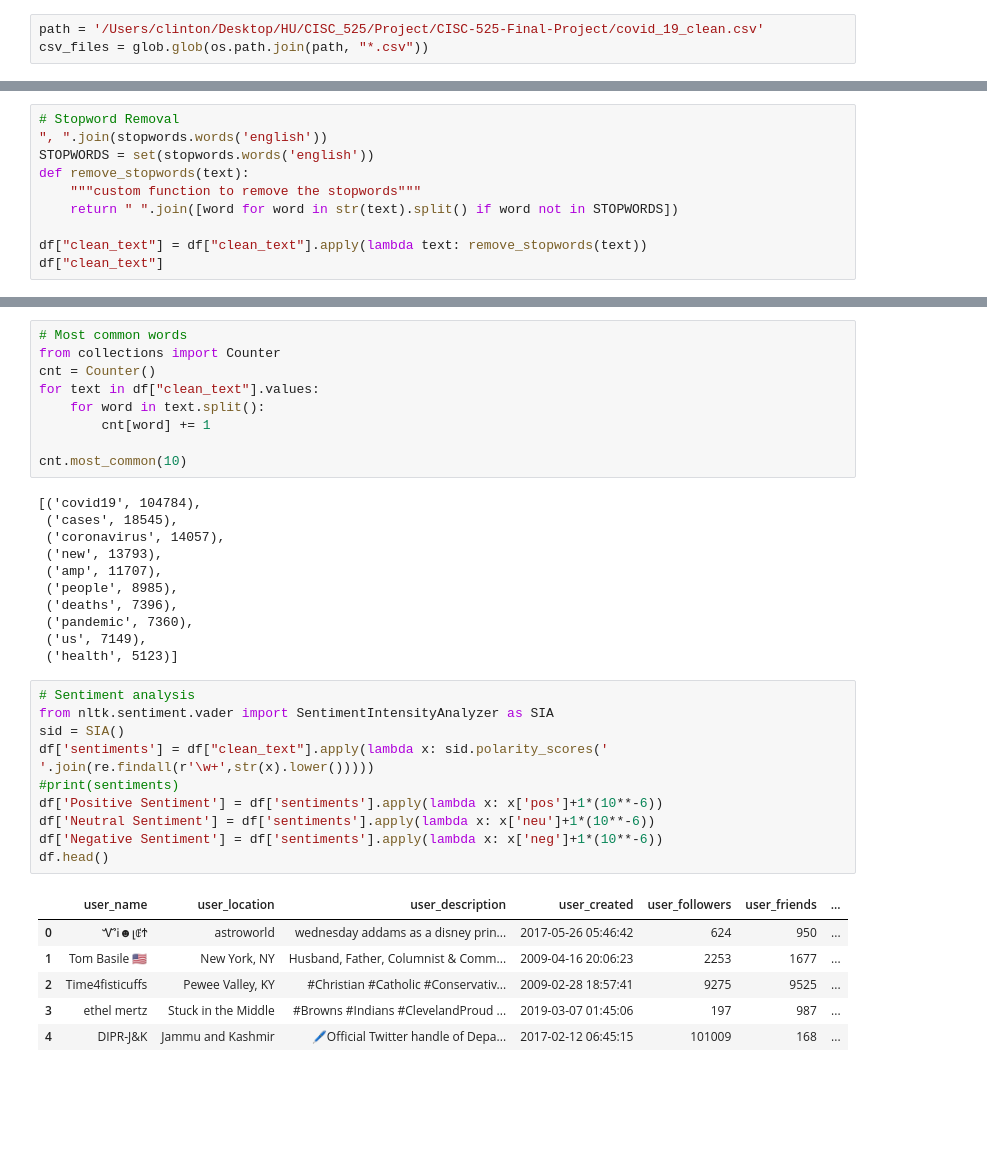
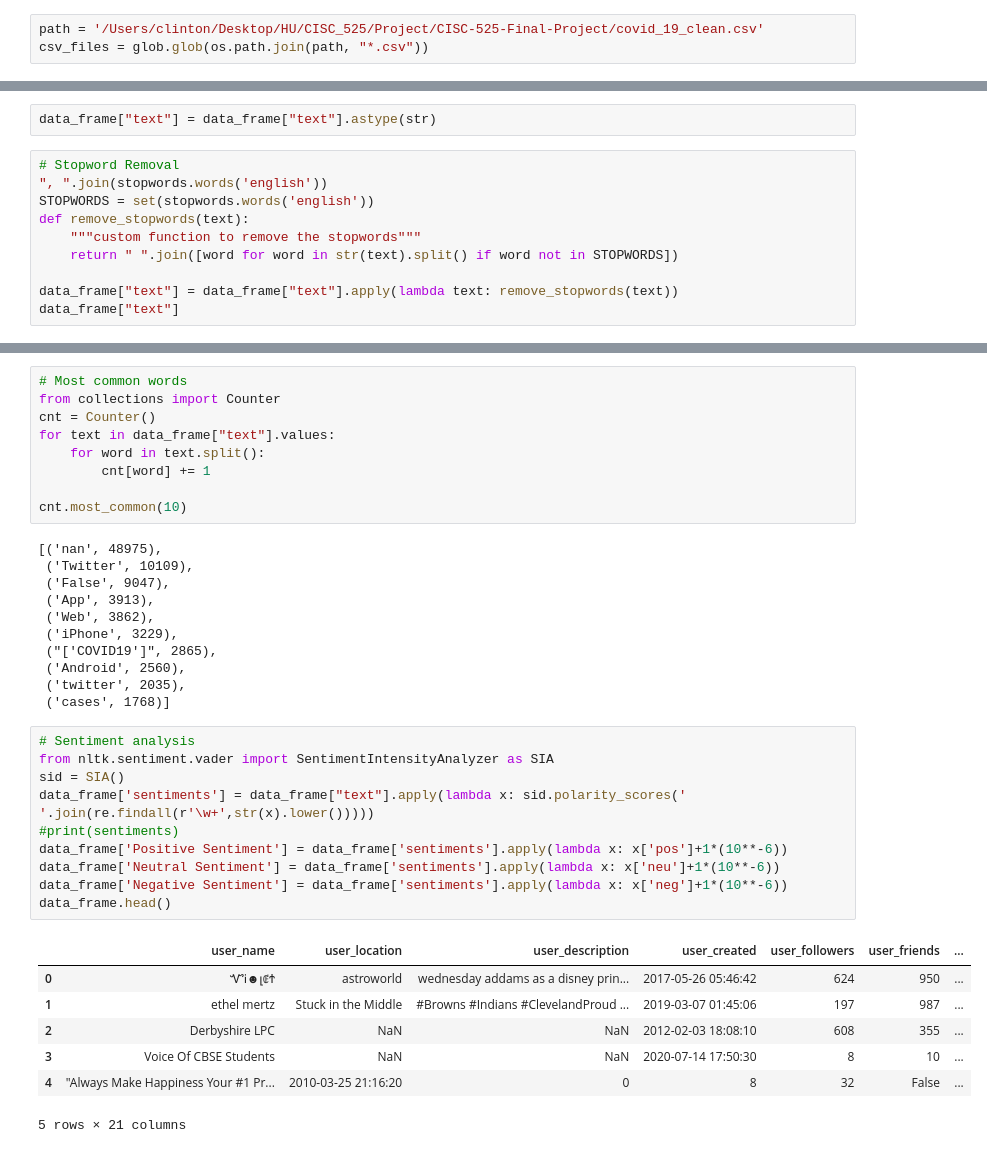
Before and after one commit to arnobchanda/CISC-525-Final-Project, a Jupyter notebook: sentiment-analysis_M2.ipynb, the cells around one changed output, grey strips where cells are left out. Drawn from its saved outputs; the diff is of its cells as text; blank space fills up the shorter version.

```diff
--- a/sentiment-analysis_M2.ipynb
+++ b/sentiment-analysis_M2.ipynb
@@ -117,3 +79,5 @@ Name: clean_text, Length: 179108, dtype: object
+# %%
+data_frame["text"] = data_frame["text"].astype(str)
 # %%
 # Stopword Removal
 ", ".join(stopwords.words('english'))
@@ -122,6 +86,6 @@ def remove_stopwords(text):
     """custom function to remove the stopwords"""
     return " ".join([word for word in str(text).split() if word not in STOPWORDS])
 
-df["clean_text"] = df["clean_text"].apply(lambda text: remove_stopwords(text))
-df["clean_text"]
+data_frame["text"] = data_frame["text"].apply(lambda text: remove_stopwords(text))
+data_frame["text"]
 # %% [output]
@@ -182,36 +105,37 @@ Name: clean_text, Length: 179108, dtype: object
 # Most common words
 from collections import Counter
 cnt = Counter()
-for text in df["clean_text"].values:
+for text in data_frame["text"].values:
     for word in text.split():
         cnt[word] += 1
 
 cnt.most_common(10)
 # %% [output]
-[('covid19', 104784),
- ('cases', 18545),
- ('coronavirus', 14057),
- ('new', 13793),
- ('amp', 11707),
- ('people', 8985),
- ('deaths', 7396),
- ('pandemic', 7360),
- ('us', 7149),
- ('health', 5123)]
+[('nan', 48975),
+ ('Twitter', 10109),
+ ('False', 9047),
+ ('App', 3913),
+ ('Web', 3862),
+ ('iPhone', 3229),
+ ("['COVID19']", 2865),
+ ('Android', 2560),
+ ('twitter', 2035),
+ ('cases', 1768)]
 # %%
 # Sentiment analysis
 from nltk.sentiment.vader import SentimentIntensityAnalyzer as SIA
 sid = SIA()
-df['sentiments'] = df["clean_text"].apply(lambda x: sid.polarity_scores(' '.join(re.findall(r'\w+',str(x).lower()))))
+data_frame['sentiments'] = data_frame["text"].apply(lambda x: sid.polarity_scores(' '.join(re.findall(r'\w+',str(x).lower()))))
 #print(sentiments)
-df['Positive Sentiment'] = df['sentiments'].apply(lambda x: x['pos']+1*(10**-6))
-df['Neutral Sentiment'] = df['sentiments'].apply(lambda x: x['neu']+1*(10**-6))
-df['Negative Sentiment'] = df['sentiments'].apply(lambda x: x['neg']+1*(10**-6))
-df.head()
+data_frame['Positive Sentiment'] = data_frame['sentiments'].apply(lambda x: x['pos']+1*(10**-6))
+data_frame['Neutral Sentiment'] = data_frame['sentiments'].apply(lambda x: x['neu']+1*(10**-6))
+data_frame['Negative Sentiment'] = data_frame['sentiments'].apply(lambda x: x['neg']+1*(10**-6))
+data_frame.head()
 # %% [output]
 |  | user_name | user_location | user_description | user_created | user_followers | user_friends | ... |
 | 0 | ᏉᎥ☻լꂅϮ | astroworld | wednesday addams as a disney prin... | 2017-05-26 05:46:42 | 624 | 950 | ... |
-| 1 | Tom Basile 🇺🇸 | New York, NY | Husband, Father, Columnist & Comm... | 2009-04-16 20:06:23 | 2253 | 1677 | ... |
-| 2 | Time4fisticuffs | Pewee Valley, KY | #Christian #Catholic #Conservativ... | 2009-02-28 18:57:41 | 9275 | 9525 | ... |
-| 3 | ethel mertz | Stuck in the Middle | #Browns #Indians #ClevelandProud ... | 2019-03-07 01:45:06 | 197 | 987 | ... |
-| 4 | DIPR-J&K | Jammu and Kashmir | 🖊️Official Twitter handle of Depa... | 2017-02-12 06:45:15 | 101009 | 168 | ... |
+| 1 | ethel mertz | Stuck in the Middle | #Browns #Indians #ClevelandProud ... | 2019-03-07 01:45:06 | 197 | 987 | ... |
+| 2 | Derbyshire LPC | NaN | NaN | 2012-02-03 18:08:10 | 608 | 355 | ... |
+| 3 | Voice Of CBSE Students | NaN | NaN | 2020-07-14 17:50:30 | 8 | 10 | ... |
+| 4 | "Always Make Happiness Your #1 Pr... | 2010-03-25 21:16:20 | 0 | 8 | 32 | False | ... |
+5 rows × 21 columns
```
Also changed, not shown: parts of 12 cells of this notebook.
